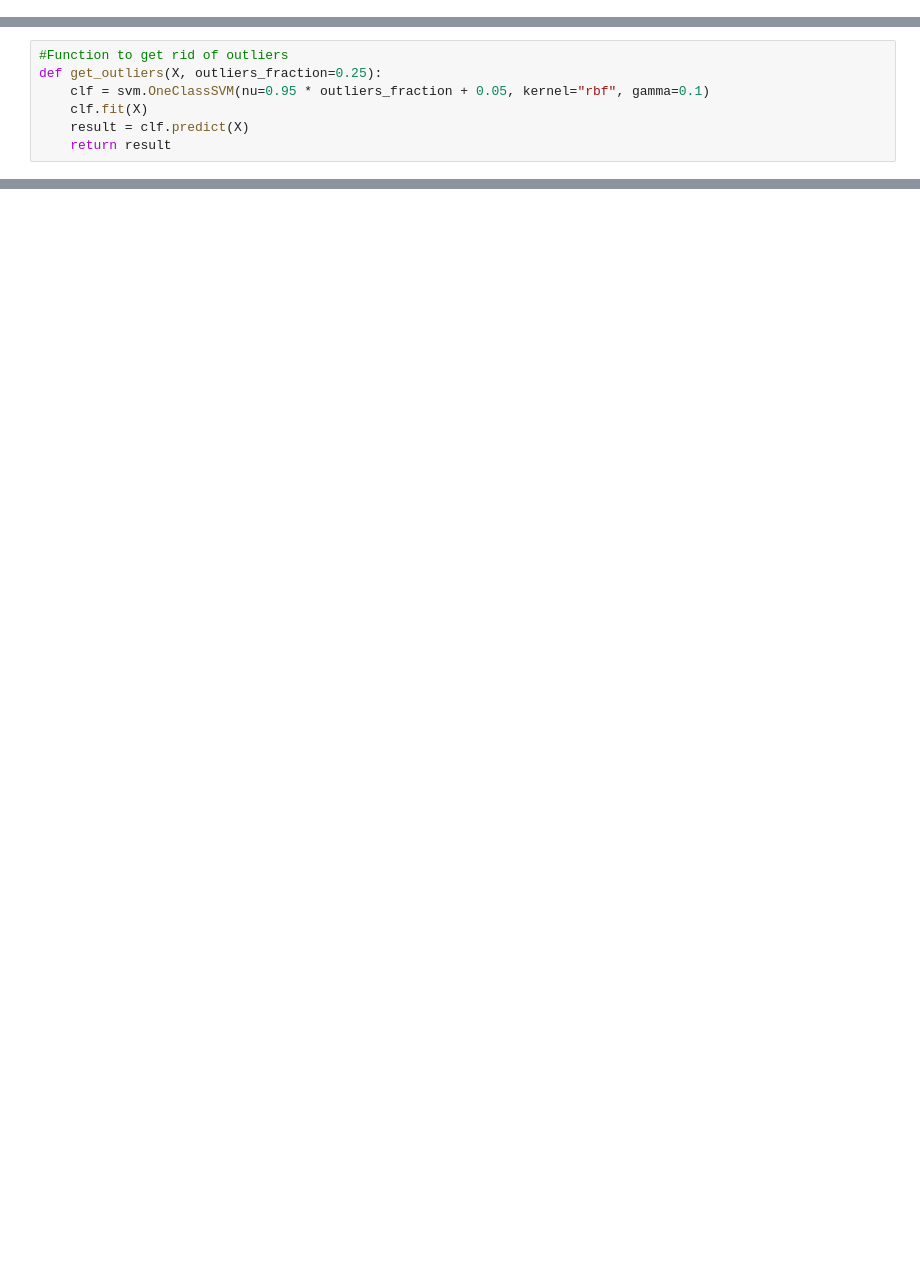
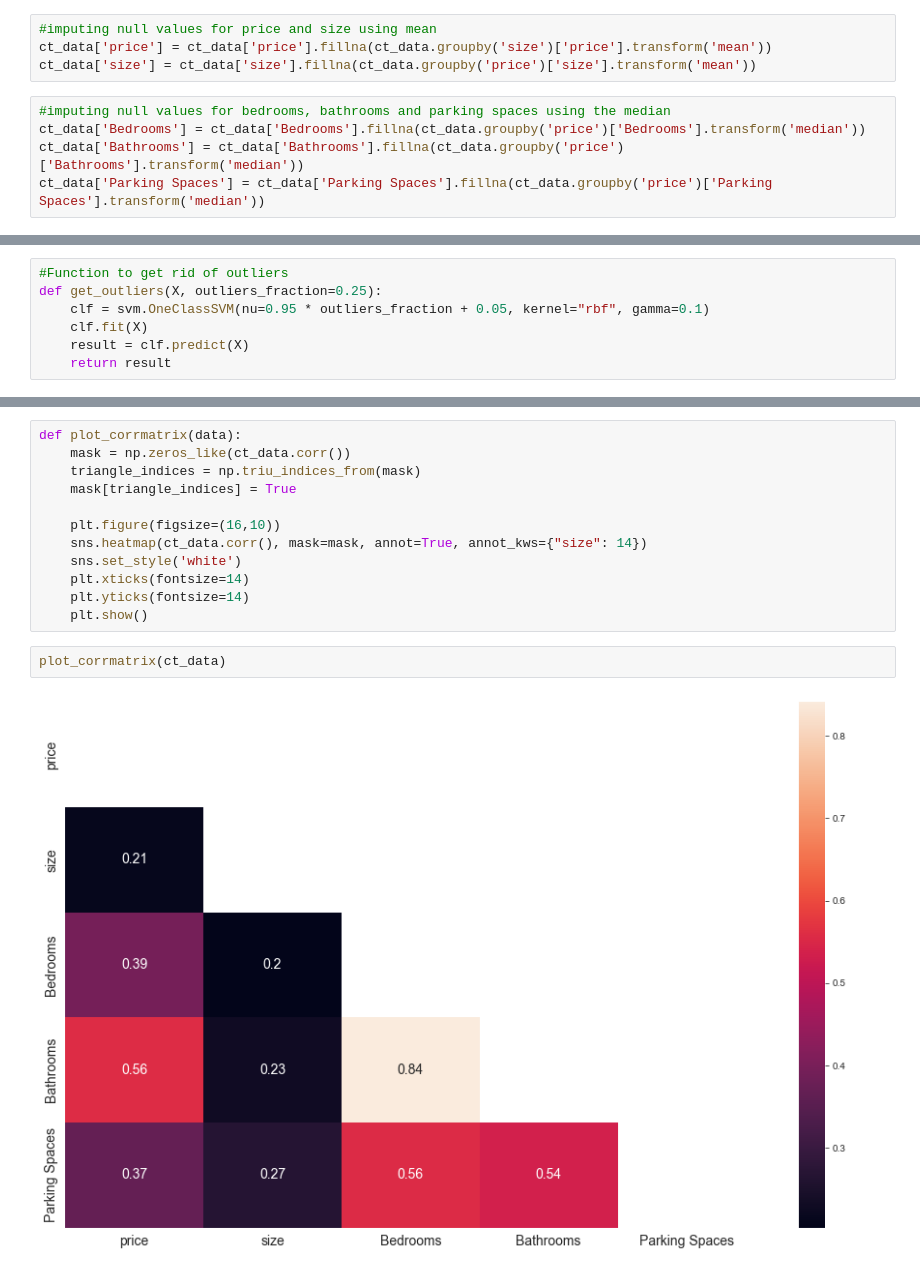
Before and after one commit to sohanasingh/Cape-Town-Property-Valuation-Tool, a Jupyter notebook: PropertyValuation_Model-1.ipynb, the cells around one changed output, grey strips where cells are left out. Saved outputs shown, nothing was run; the diff lists cells and outputs as text; blank space fills up the shorter version.

```diff
--- a/PropertyValuation_Model-1.ipynb
+++ b/PropertyValuation_Model-1.ipynb
@@ -274,0 +276,9 @@ sns.boxplot(x=ct_data['Parking Spaces'])
+# %%
+#imputing null values for price and size using mean
+ct_data['price'] = ct_data['price'].fillna(ct_data.groupby('size')['price'].transform('mean'))
+ct_data['size'] = ct_data['size'].fillna(ct_data.groupby('price')['size'].transform('mean'))
+# %%
+#imputing null values for bedrooms, bathrooms and parking spaces using the median
+ct_data['Bedrooms'] = ct_data['Bedrooms'].fillna(ct_data.groupby('price')['Bedrooms'].transform('median'))
+ct_data['Bathrooms'] = ct_data['Bathrooms'].fillna(ct_data.groupby('price')['Bathrooms'].transform('median'))
+ct_data['Parking Spaces'] = ct_data['Parking Spaces'].fillna(ct_data.groupby('price')['Parking Spaces'].transform('median'))
@@ -288,0 +430,16 @@ ValueError: could not convert string to float: 'Green Point'
+# %%
+def plot_corrmatrix(data):
+    mask = np.zeros_like(ct_data.corr())
+    triangle_indices = np.triu_indices_from(mask)
+    mask[triangle_indices] = True
+
+    plt.figure(figsize=(16,10))
+    sns.heatmap(ct_data.corr(), mask=mask, annot=True, annot_kws={"size": 14})
+    sns.set_style('white')
+    plt.xticks(fontsize=14)
+    plt.yticks(fontsize=14)
+    plt.show()
+# %%
+plot_corrmatrix(ct_data)
+# %% [output]
+[figure, added]
```
Also changed, not shown: parts of 26 cells of this notebook.
